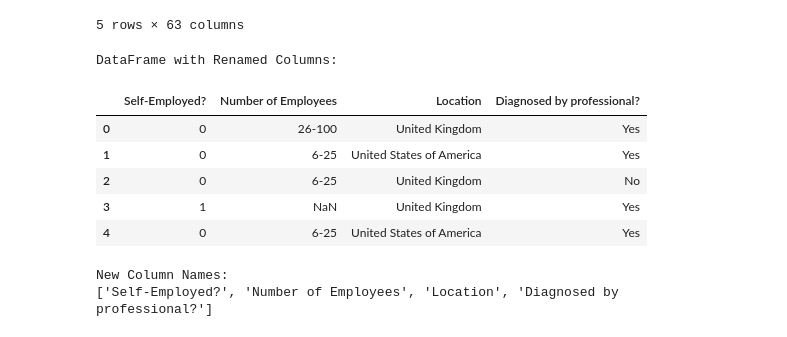
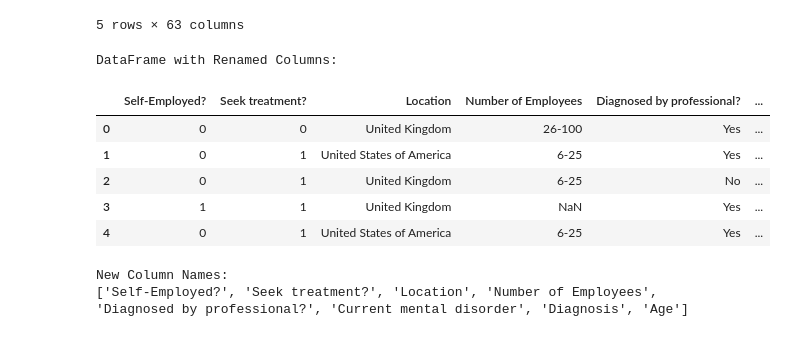
Before and after one commit to Keegawho198/Project-1_Mental-Health, a Jupyter notebook: Keegan.ipynb, the cells around one changed output. Saved outputs shown, nothing was run; the diff lists cells and outputs as text; code cells hidden in the pictures.

```diff
--- a/Keegan.ipynb
+++ b/Keegan.ipynb
@@ -165,41 +165,49 @@ data_df.head()
 # %%
 #rename coloumns then put into new DF
 
 # Display the original DataFrame
 #print("Original DataFrame:")
 #print(data_df.head())
 #data_df.head()
 
 location_df = data_df.copy()  # Create a copy of the modified DataFrame, so it does not affect original file.
 
 
 # Rename the columns
 location_df.rename(columns={
     'Are you self-employed?': 'Self-Employed?',
     'How many employees does your company or organization have?': 'Number of Employees',
     'What country do you live in?': 'Location',
     'Have you been diagnosed with a mental health condition by a medical professional?': 'Diagnosed by professional?',
+    'Do you currently have a mental health disorder?':'Current mental disorder',
+    'If yes, what condition(s) have you been diagnosed with?':'Diagnosis',
+    'Have you ever sought treatment for a mental health issue from a mental health professional?':'Seek treatment?',
+    'What is your age?':'Age'
     # Add more columns as needed
 }, inplace=True)
 
+#0 = No
+#1 = Yes
+#need to change these answers
 
-location_df = location_df[['Self-Employed?', 'Number of Employees','Location','Diagnosed by professional?']]
+location_df = location_df[['Self-Employed?', 'Seek treatment?', 'Location','Number of Employees','Diagnosed by professional?'
+                            ,'Current mental disorder','Diagnosis','Age']]
 
 # Display the DataFrame with renamed columns
 print("\nDataFrame with Renamed Columns:")
 location_df.head()
 # %% [output]
 DataFrame with Renamed Columns:
-|  | Self-Employed? | Number of Employees | Location | Diagnosed by professional? |
-| 0 | 0 | 26-100 | United Kingdom | Yes |
-| 1 | 0 | 6-25 | United States of America | Yes |
-| 2 | 0 | 6-25 | United Kingdom | No |
-| 3 | 1 | NaN | United Kingdom | Yes |
-| 4 | 0 | 6-25 | United States of America | Yes |
+|  | Self-Employed? | Seek treatment? | Location | Number of Employees | Diagnosed by professional? | ... |
+| 0 | 0 | 0 | United Kingdom | 26-100 | Yes | ... |
+| 1 | 0 | 1 | United States of America | 6-25 | Yes | ... |
+| 2 | 0 | 1 | United Kingdom | 6-25 | No | ... |
+| 3 | 1 | 1 | United Kingdom | NaN | Yes | ... |
+| 4 | 0 | 1 | United States of America | 6-25 | Yes | ... |
 # %%
 print("\nNew Column Names:")
 print(location_df.columns.tolist())
 # %% [output]
 New Column Names:
-['Self-Employed?', 'Number of Employees', 'Location', 'Diagnosed by professional?']
+['Self-Employed?', 'Seek treatment?', 'Location', 'Number of Employees', 'Diagnosed by professional?', 'Current mental disorder', 'Diagnosis', 'Age']
 # %%
```
Also changed, not shown: parts of 2 cells of this notebook.
